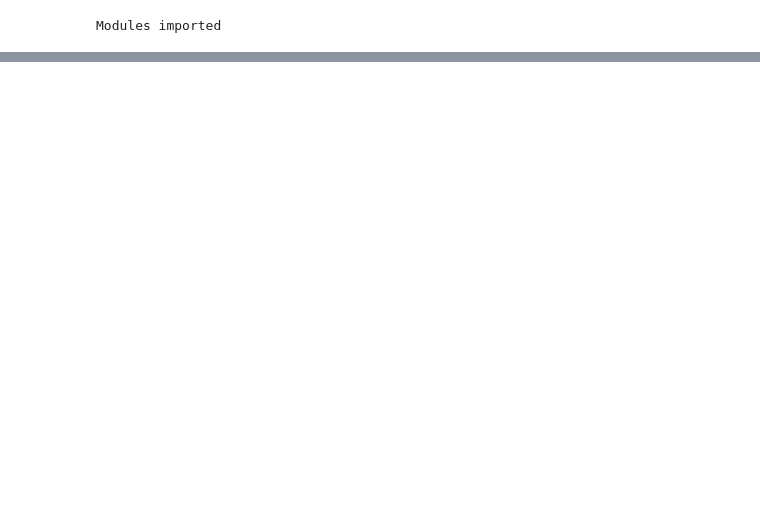
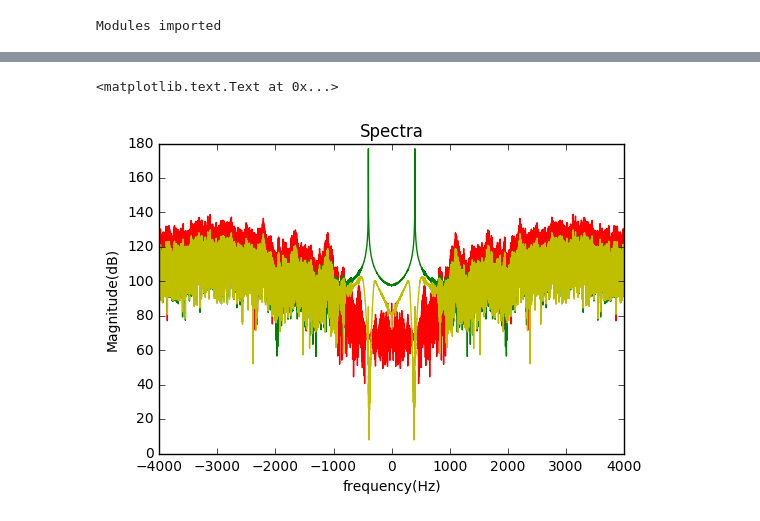
Before and after one commit to rexxy-sasori/ECE420, a Jupyter notebook: lab2/Prelab2.ipynb, the cells around one changed output, grey strips where cells are left out. Saved outputs shown, nothing was run; the diff lists cells and outputs as text; code cells hidden in the pictures; blank space fills up the shorter version.

```diff
--- a/lab2/Prelab2.ipynb
+++ b/lab2/Prelab2.ipynb
@@ -73,0 +59,26 @@ plt.ylabel("Phase")
+# %%
+#filter design
+nyq = 0.5*sampling_hum
+fstart = 300
+fend = 500
+order = 5
+
+b,a = scipy.signal.butter(order,[fstart/nyq,fend/nyq],btype = 'bandstop',analog = False)
+w,h = scipy.signal.freqz(b,a)
+plt.semilogx(w*sampling_hum/2/pi, 20 * np.log10(abs(h)))
+plt.title("Butterworth filter frequency response")
+plt.xlabel("Frequency(Hz)")
+plt.ylabel("Magnitude(dB)")
+plt.margins(0, 0.1)
+plt.grid(which='both', axis='both')
+
+plt.figure()
+
+angle = np.unwrap(np.angle(h))
+plt.plot(w*sampling_hum/2/pi,angle,'g')
+plt.margins(0, 0.1)
+plt.grid(which='both', axis='both')
+plt.title("Butterworth filter phase response")
+plt.xlabel("Frequency(Hz)")
+plt.ylabel("Phase")
+print(min(20 * np.log10(np.absolute(h))))
@@ -73,0 +89,3 @@ plt.ylabel("Phase")
+# %%
+# filter the signal
+y = scipy.signal.lfilter(b, a, data_hum).astype('int16')
@@ -73,0 +97,19 @@ plt.ylabel("Phase")
+# %%
+size_no = len(data_no_hum)
+N_HUM = np.fft.fft(y,size_no)
+N_HUM = np.fft.fftshift(N_HUM)
+
+w_n = 2*pi*(np.fft.fftfreq(size_no))
+w_n = np.fft.fftshift(w_n)
+analog_n = sampling_no_hum*w_n/2/pi
+
+plt.plot(analog_no,20*np.log10(np.absolute(NO_HUM)),'r',
+         analog,20*np.log10(np.absolute(HUM)),'g',
+         analog_n,20*np.log10(np.absolute(N_HUM)),'y')
+
+plt.title("Spectra")
+plt.xlabel("frequency(Hz)")
+plt.ylabel("Magnitude(dB)")
+# %% [output]
+<matplotlib.text.Text at 0x...>
+[figure, added]
```
Also changed, not shown: parts of 6 cells of this notebook, 2 other files.
